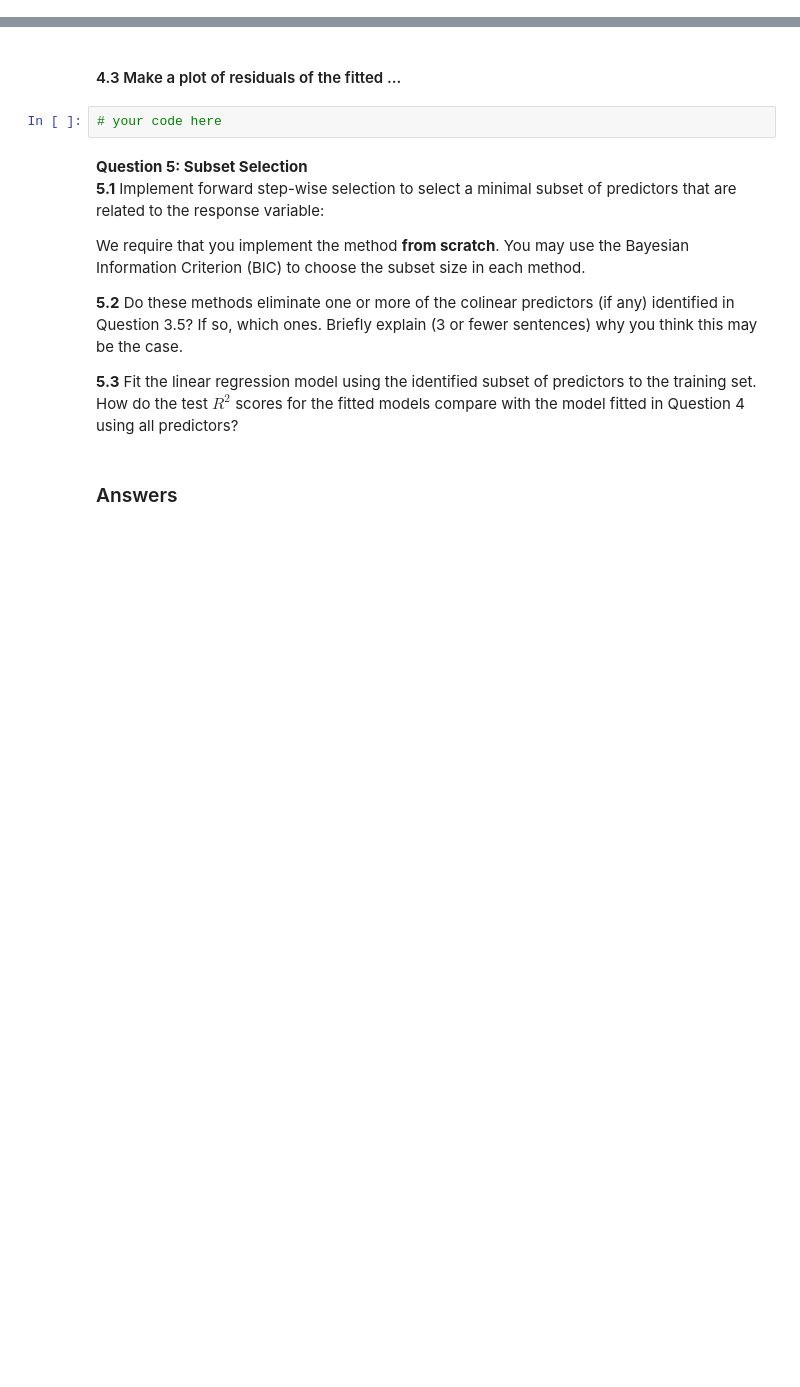
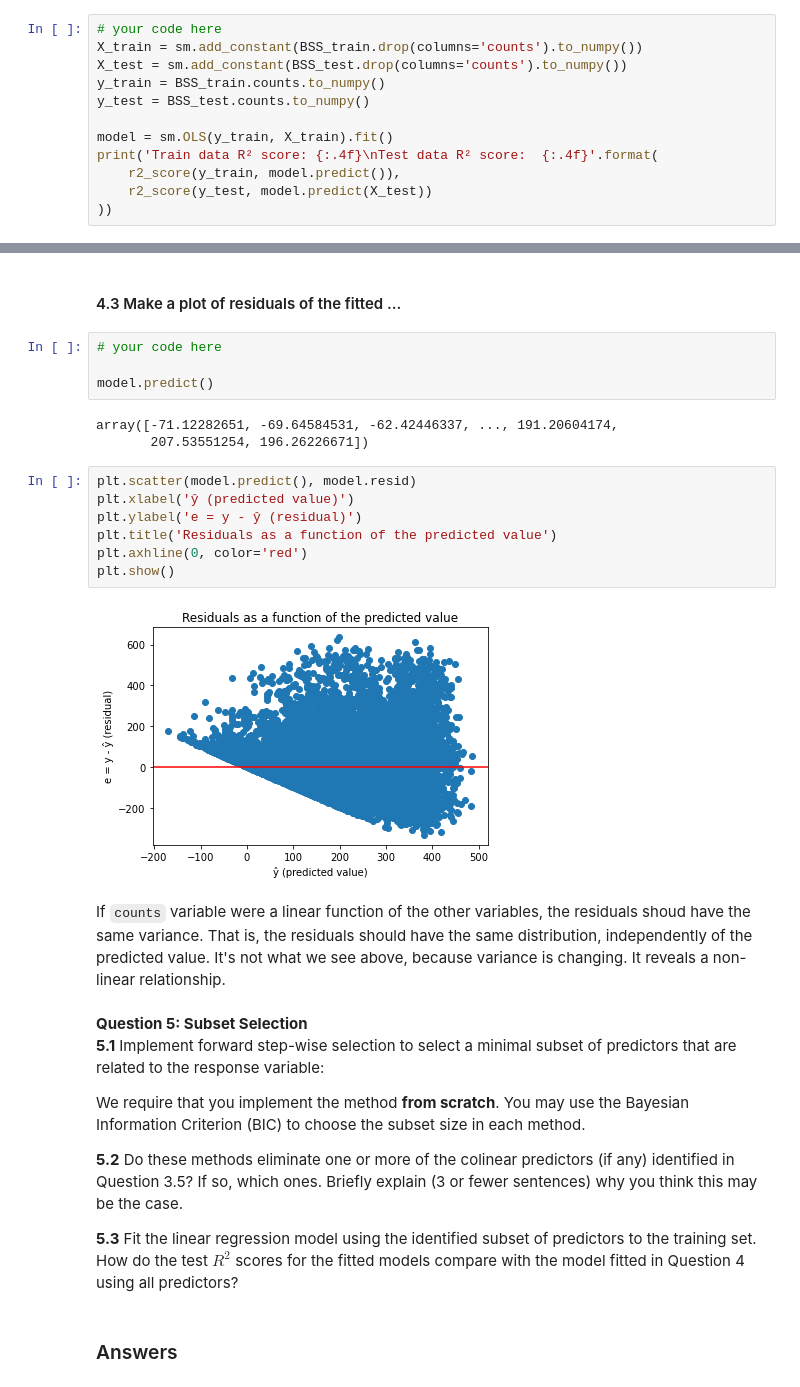
Before and after one commit to lucasresck/foundations-of-data-science, a Jupyter notebook: cs109a_hw3/cs109a_hw3.ipynb, the cells around one changed output, grey strips where cells are left out. Drawn from its saved outputs; the diff is of its cells as text; blank space fills up the shorter version.

```diff
--- a/cs109a_hw3/cs109a_hw3.ipynb
+++ b/cs109a_hw3/cs109a_hw3.ipynb
@@ -644,0 +813,12 @@ Your answer here
+# %%
+# your code here
+X_train = sm.add_constant(BSS_train.drop(columns='counts').to_numpy())
+X_test = sm.add_constant(BSS_test.drop(columns='counts').to_numpy())
+y_train = BSS_train.counts.to_numpy()
+y_test = BSS_test.counts.to_numpy()
+
+model = sm.OLS(y_train, X_train).fit()
+print('Train data R² score: {:.4f}\nTest data R² score:  {:.4f}'.format(
+    r2_score(y_train, model.predict()),
+    r2_score(y_test, model.predict(X_test))
+))
@@ -654,6 +895,22 @@ Your answer here<BR>
 #### 4.3 Make a plot of residuals of the fitted ...
 # %%
 # your code here
+
+model.predict()
+# %% [output]
+array([-71.12282651, -69.64584531, -62.42446337, ..., 191.20604174,
+       207.53551254, 196.26226671])
+# %%
+plt.scatter(model.predict(), model.resid)
+plt.xlabel('ŷ (predicted value)')
+plt.ylabel('e = y - ŷ (residual)')
+plt.title('Residuals as a function of the predicted value')
+plt.axhline(0, color='red')
+plt.show()
+# %% [output]
+[figure, added]
+# %% [markdown]
+If `counts` variable were a linear function of the other variables, the residuals shoud have the same variance. That is, the residuals should have the same distribution, independently of the predicted value. It's not what we see above, because variance is changing. It reveals a non-linear relationship.
 # %% [markdown]
 <div class='exercise'> <b>Question 5: Subset Selection </b> </div>
 
```
Also changed, not shown: parts of 44 cells of this notebook.
